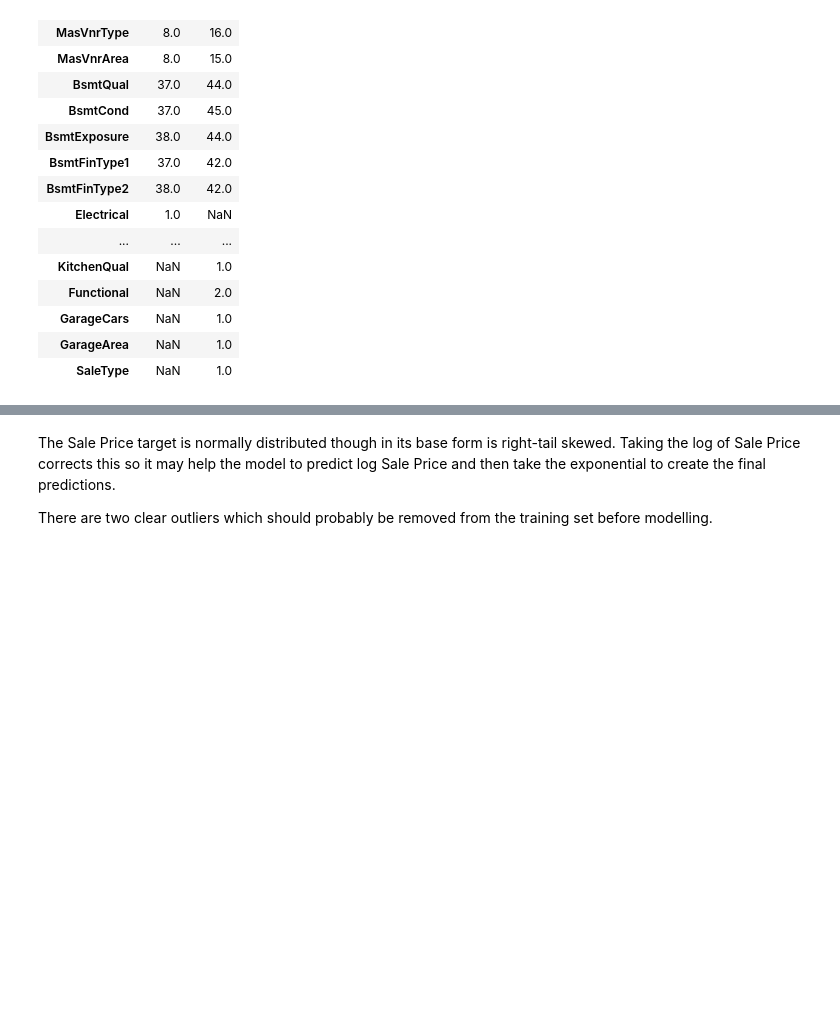
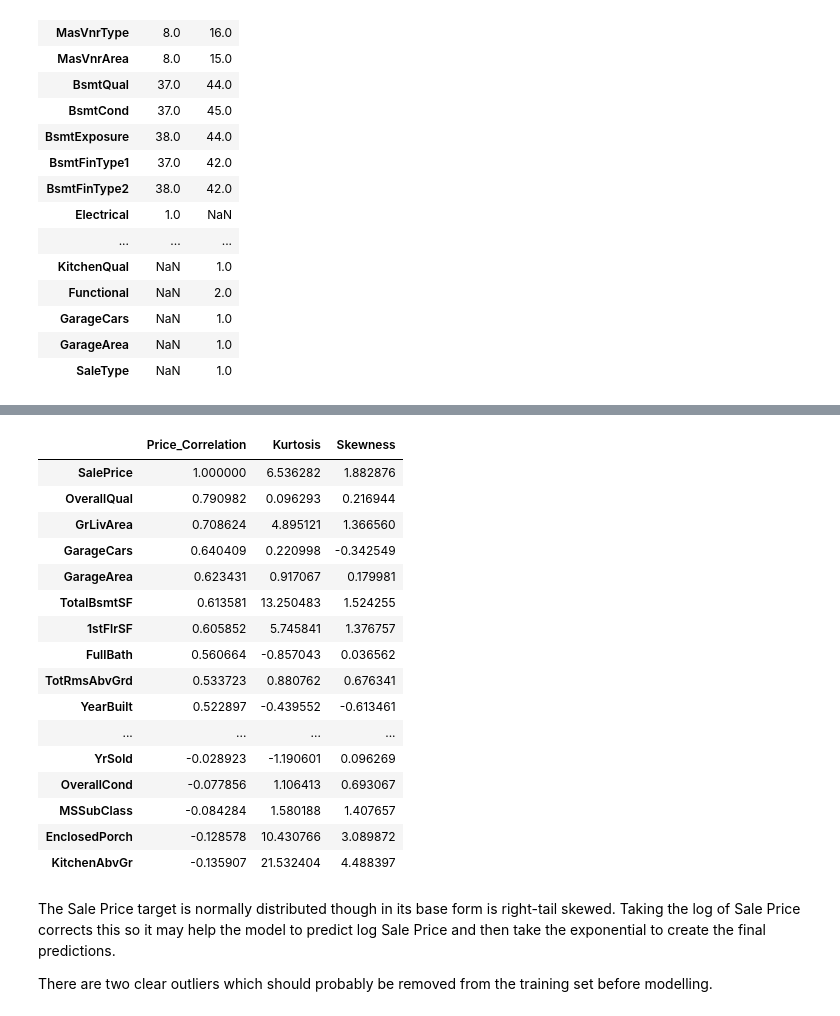
Before and after one commit to Ricksoc/Iowa-Housing, a Jupyter notebook: Ames House Prices.ipynb, the cells around one changed output, grey strips where cells are left out. Drawn from its saved outputs; the diff is of its cells as text; code cells hidden in the pictures; blank space fills up the shorter version.

```diff
--- a/Ames House Prices.ipynb
+++ b/Ames House Prices.ipynb
@@ -352,6 +437,8 @@ display('Features containing NaNs in training set = {}'.format(df_train.isna().a
 # %%
-test_processed = pd.concat([test_id,df_test],axis=1)
-train_processed = pd.concat([train_id,df_train],axis=1)
+# Save data frames with NaNs removed
 
-test_processed.to_csv('test_processed.csv')
-train_processed.to_csv('train_processed.csv')
+test_clean = pd.concat([test_id,test_processed],axis=1)
+train_clean = pd.concat([train_id,train_processed],axis=1)
+
+test_clean.to_csv('test_clean.csv')
+train_clean.to_csv('train_clean.csv')
@@ -372,13 +454,34 @@ garage_cols
+# %%
+# Create training and validation sets.
+house_train = train_clean
 # %%
-#Inspect numerical columns for correlation to sale price and shape of data
-# correlation = house_train.corr()['SalePrice']
-# kurt = house_train.kurtosis()
-# skew = house_train.skew()
-# cols = ['Price_Correlation','Kurtosis','Skewness']
+# Inspect numerical columns for correlation to sale price and shape of data
+correlation = house_train.corr()['SalePrice']
+kurt = house_train.kurtosis()
+skew = house_train.skew()
+cols = ['Price_Correlation','Kurtosis','Skewness']
 
-# house_numerical = pd.concat([correlation,kurt,skew],axis=1)
-# house_numerical.columns = cols
-# display(house_numerical.sort_values(['Price_Correlation'],ascending=False))
+house_numerical = pd.concat([correlation,kurt,skew],axis=1)
+house_numerical.columns = cols
+display(house_numerical.sort_values(['Price_Correlation'],ascending=False))
+# %% [output]
+|  | Price_Correlation | Kurtosis | Skewness |
+| SalePrice | 1.000000 | 6.536282 | 1.882876 |
+| OverallQual | 0.790982 | 0.096293 | 0.216944 |
+| GrLivArea | 0.708624 | 4.895121 | 1.366560 |
+| GarageCars | 0.640409 | 0.220998 | -0.342549 |
+| GarageArea | 0.623431 | 0.917067 | 0.179981 |
+| TotalBsmtSF | 0.613581 | 13.250483 | 1.524255 |
+| 1stFlrSF | 0.605852 | 5.745841 | 1.376757 |
+| FullBath | 0.560664 | -0.857043 | 0.036562 |
+| TotRmsAbvGrd | 0.533723 | 0.880762 | 0.676341 |
+| YearBuilt | 0.522897 | -0.439552 | -0.613461 |
+| ... | ... | ... | ... |
+| YrSold | -0.028923 | -1.190601 | 0.096269 |
+| OverallCond | -0.077856 | 1.106413 | 0.693067 |
+| MSSubClass | -0.084284 | 1.580188 | 1.407657 |
+| EnclosedPorch | -0.128578 | 10.430766 | 3.089872 |
+| KitchenAbvGr | -0.135907 | 21.532404 | 4.488397 |
 # %%
 # fig, ax = plt.subplots(1,3,figsize=(20,8))
 # house_train.hist(column='SalePrice',bins=20,ax=ax[0])
```
Also changed, not shown: parts of 36 cells of this notebook, 1 other file.
